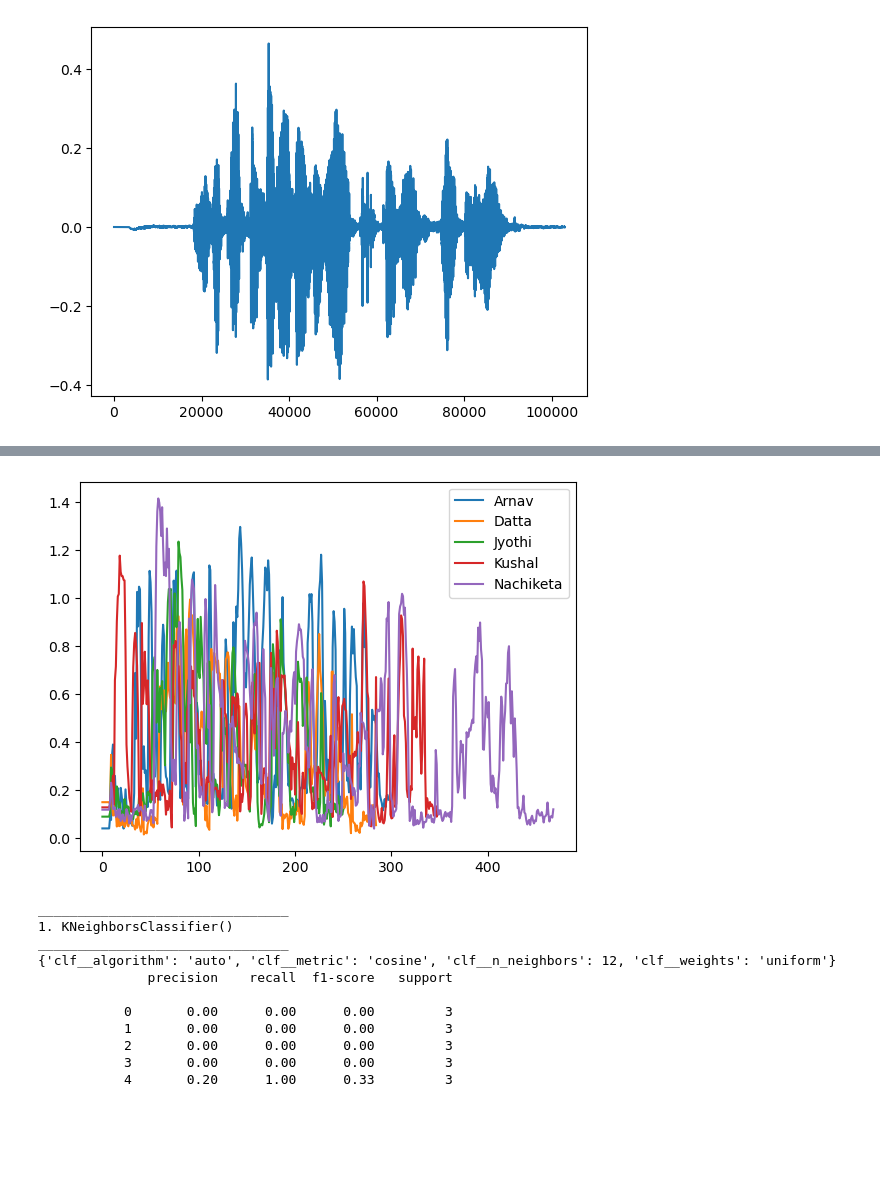
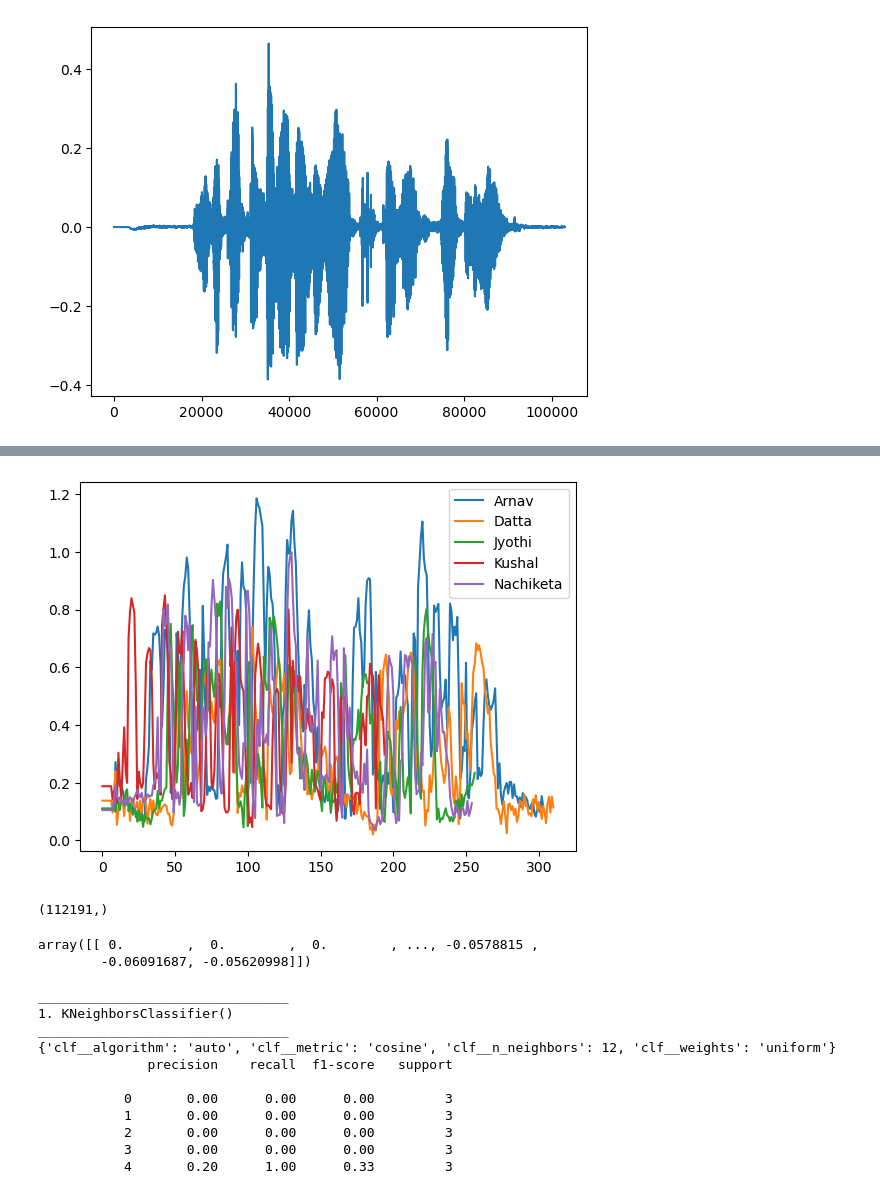
Before and after one commit to KhadgaA/Multilingual-Speaker-Verification, a Jupyter notebook: Trial.ipynb, the cells around one changed output, grey strips where cells are left out. Saved outputs shown, nothing was run; the diff lists cells and outputs as text; code cells hidden in the pictures; blank space fills up the shorter version.

```diff
--- a/Trial.ipynb
+++ b/Trial.ipynb
@@ -578,35 +580,38 @@ from spafe.utils.preprocessing import SlidingWindow
 # %%
-n_mfcc = 45
+n_mfcc = 25
 n_fft = 512
 X = []
 max_length = 0
 i = 0
+feats = [mfcc.mfcc, bfcc.bfcc,cqcc.cqcc]
 for sig, fs,name in df[['y','sr','class']].values:
     # Extract MFCCs
-    mfccs =mfccs  = mfcc(sig,
+    mfccs = mfcc(sig,
               fs=fs,
               pre_emph=1,
               pre_emph_coeff=0.97,
               window=SlidingWindow(0.03, 0.015, "hamming"),
-              nfilts=128,
+              num_ceps=12,
+              nfilts=256,
               nfft=n_fft,
-              low_freq=50,
-              high_freq=4000,
-              normalize="mvn")
+              low_freq=300,
+              high_freq=3400,
+              normalize="mvn",
+              scale='descendant')
     mfccs_scaled = np.max(mfccs.T,axis=0)
     X.append(mfccs_scaled)
     i+=1
 # for i in range(0,len(X),5):
-    if i%10==0:
+    if (i+1)%10==0:
         plt.plot(mfccs_scaled,'-',label = name)
     # plt.plot(mfccs_scaled,'-o',label = name)
 plt.legend()
 plt.show()
 
 # X_train, X_test, y_train, y_test = train_test_split(X,df.targets.values,random_state=5,shuffle=True,test_size=0.3,stratify=df.targets.values)
 
 # scaler = StandardScaler()
 # X_train = scaler.fit_transform(X_train)
 # X_test = scaler.transform(X_test)
 # %% [output]
-[figure, old version]
+[figure, new version]
@@ -616,3 +620,12 @@ plt.show()
+# %%
+df['y'][0].shape
+# %% [output]
+(112191,)
+# %%
+deltas(df['y'][0].reshape(1,-1),9)
+# %% [output]
+array([[ 0.        ,  0.        ,  0.        , ..., -0.0578815 ,
+        -0.06091687, -0.05620998]])
 # %%
 # data_GS = {}
 # Classification(X_train, X_test, y_train, y_test,data_GS,'Raw_GS',Gridsearch=True,nsplits=5)
```
Also changed, not shown: parts of 3 cells of this notebook, 1 other file.
